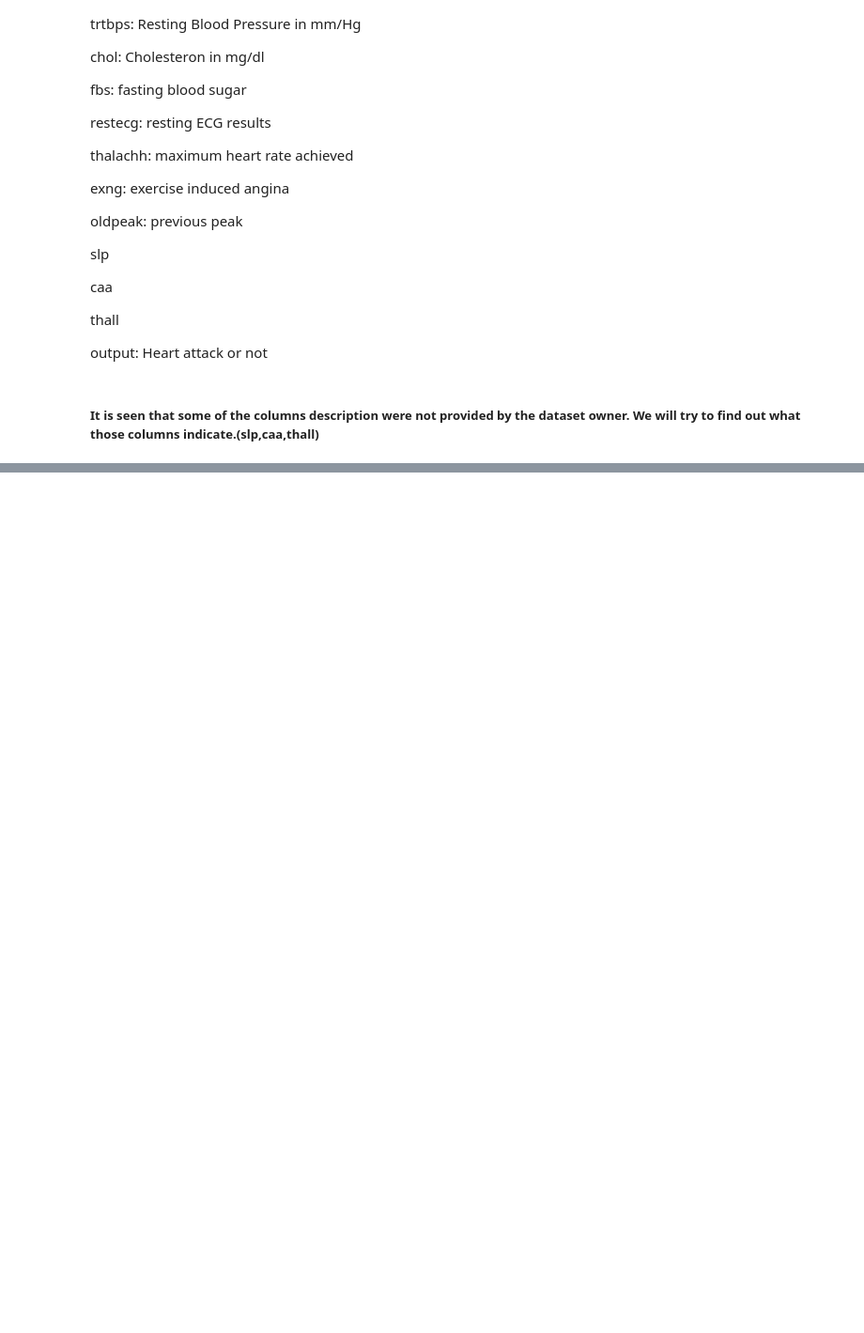
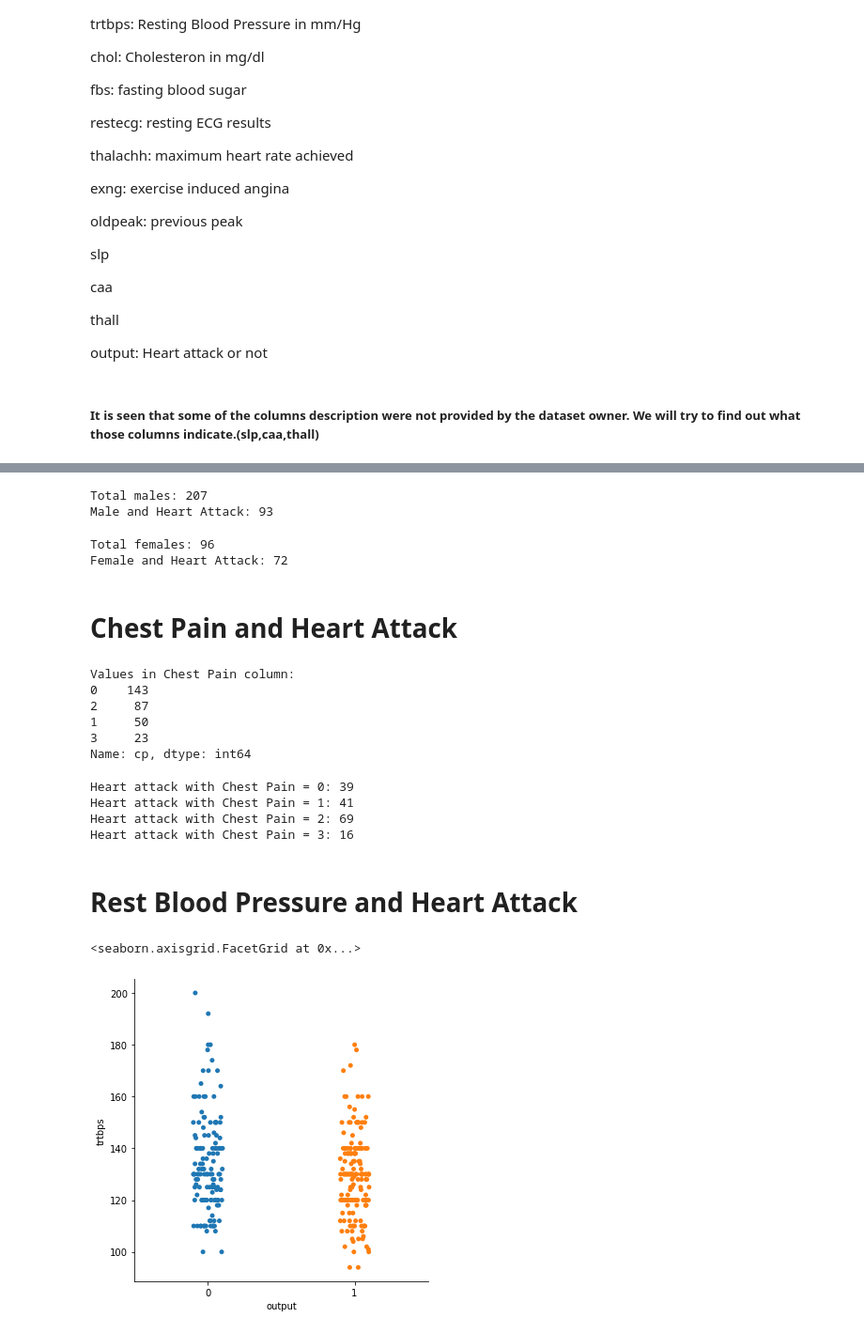
Before and after one commit to tawsif-hasan/Heart_Disease_prediction, a Jupyter notebook: heart_attack_prediction.ipynb, the cells around one changed output, grey strips where cells are left out. Shown at 94% size. Saved outputs shown, nothing was run; the diff lists cells and outputs as text; code cells hidden in the pictures; blank space fills up the shorter version.

```diff
--- a/heart_attack_prediction.ipynb
+++ b/heart_attack_prediction.ipynb
@@ -72,0 +71,49 @@ dtype: int64
+# %%
+totalMale = (heart_df.sex == 1).sum()
+maleTrue = ((heart_df.sex==1) & (heart_df.output == 1)).sum()
+print(f'Total males: {totalMale}')
+print(f'Male and Heart Attack: {maleTrue}')
+# %% [output]
+Total males: 207
+Male and Heart Attack: 93
+# %%
+totalFemale = (heart_df.sex == 0).sum()
+femaleTrue = ((heart_df.sex==0) & (heart_df.output == 1)).sum()
+print(f'Total females: {totalFemale}')
+print(f'Female and Heart Attack: {femaleTrue}')
+# %% [output]
+Total females: 96
+Female and Heart Attack: 72
+# %% [markdown]
+# Chest Pain and Heart Attack
+# %%
+print(f'Values in Chest Pain column: ')
+print(heart_df.cp.value_counts())
+# %% [output]
+Values in Chest Pain column:
+0    143
+2     87
+1     50
+3     23
+Name: cp, dtype: int64
+# %%
+cp0HeartAttack = ((heart_df.cp == 0) & (heart_df.output == 1)).sum()
+cp1HeartAttack = ((heart_df.cp == 1) & (heart_df.output == 1)).sum()
+cp2HeartAttack = ((heart_df.cp == 2) & (heart_df.output == 1)).sum()
+cp3HeartAttack = ((heart_df.cp == 3) & (heart_df.output == 1)).sum()
+print(f'Heart attack with Chest Pain = 0: {cp0HeartAttack}')
+print(f'Heart attack with Chest Pain = 1: {cp1HeartAttack}')
+print(f'Heart attack with Chest Pain = 2: {cp2HeartAttack}')
+print(f'Heart attack with Chest Pain = 3: {cp3HeartAttack}')
+# %% [output]
+Heart attack with Chest Pain = 0: 39
+Heart attack with Chest Pain = 1: 41
+Heart attack with Chest Pain = 2: 69
+Heart attack with Chest Pain = 3: 16
+# %% [markdown]
+# Rest Blood Pressure and Heart Attack
+# %%
+sns.catplot(x="output",y="trtbps", data=heart_df)
+# %% [output]
+<seaborn.axisgrid.FacetGrid at 0x...>
+[figure, added]
```
Also changed, not shown: parts of 7 cells of this notebook.
